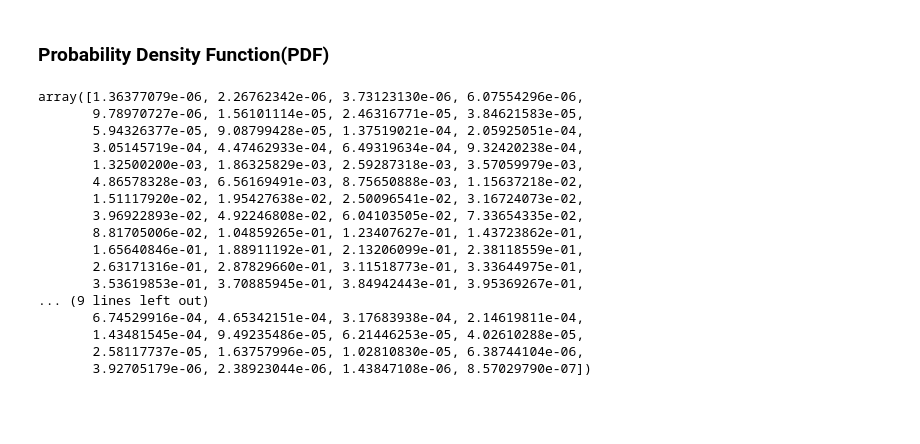
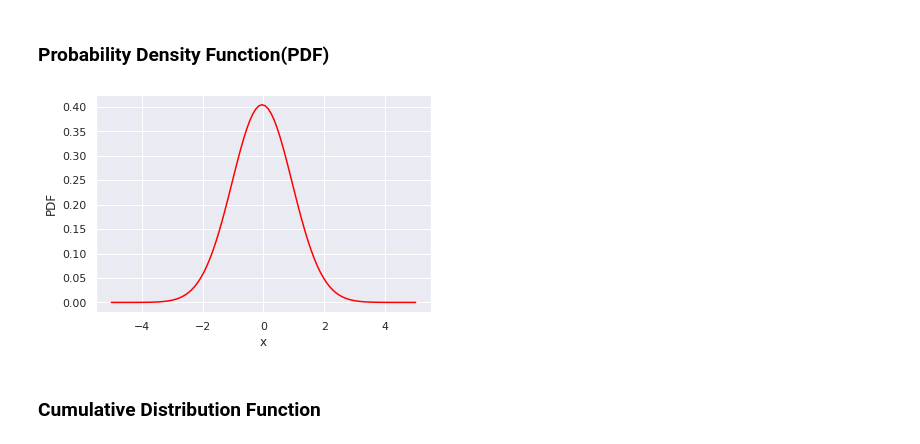
Before and after one commit to AzadMehedi/Statistics, a Jupyter notebook: Stats_probability_distributions.ipynb, the cells around one changed output. Cells and saved outputs as stored; diff of their text form; code cells hidden in the pictures; blank space fills up the shorter version.

```diff
--- a/Stats_probability_distributions.ipynb
+++ b/Stats_probability_distributions.ipynb
@@ -75,22 +75,14 @@ x = np.linspace(-5,5,100)
 # np.linspace(start=-5, stop=5, num=100)
 # %%
 # pdf
-stats.norm.pdf(x, loc=loc, scale=scale)
+pdf = stats.norm.pdf(x, loc=loc, scale=scale)
-# %% [output]
-array([1.36377079e-06, 2.26762342e-06, 3.73123130e-06, 6.07554296e-06,
-       9.78970727e-06, 1.56101114e-05, 2.46316771e-05, 3.84621583e-05,
-       5.94326377e-05, 9.08799428e-05, 1.37519021e-04, 2.05925051e-04,
-       3.05145719e-04, 4.47462933e-04, 6.49319634e-04, 9.32420238e-04,
-       1.32500200e-03, 1.86325829e-03, 2.59287318e-03, 3.57059979e-03,
-       4.86578328e-03, 6.56169491e-03, 8.75650888e-03, 1.15637218e-02,
-       1.51117920e-02, 1.95427638e-02, 2.50096541e-02, 3.16724073e-02,
-       3.96922893e-02, 4.92246808e-02, 6.04103505e-02, 7.33654335e-02,
-       8.81705006e-02, 1.04859265e-01, 1.23407627e-01, 1.43723862e-01,
-       1.65640846e-01, 1.88911192e-01, 2.13206099e-01, 2.38118559e-01,
-       2.63171316e-01, 2.87829660e-01, 3.11518773e-01, 3.33644975e-01,
-       3.53619853e-01, 3.70885945e-01, 3.84942443e-01, 3.95369267e-01,
-... (9 lines left out)
-       6.74529916e-04, 4.65342151e-04, 3.17683938e-04, 2.14619811e-04,
-       1.43481545e-04, 9.49235486e-05, 6.21446253e-05, 4.02610288e-05,
-       2.58117737e-05, 1.63757996e-05, 1.02810830e-05, 6.38744104e-06,
-       3.92705179e-06, 2.38923044e-06, 1.43847108e-06, 8.57029790e-07])
+# %%
+# plot
+plt.plot(x,pdf, color='red')
+plt.xlabel('x')
+plt.ylabel('PDF')
+plt.show()
+# %% [output]
+[figure, added]
+# %% [markdown]
+### Cumulative Distribution Function
```
Also changed, not shown: parts of 6 cells of this notebook.
